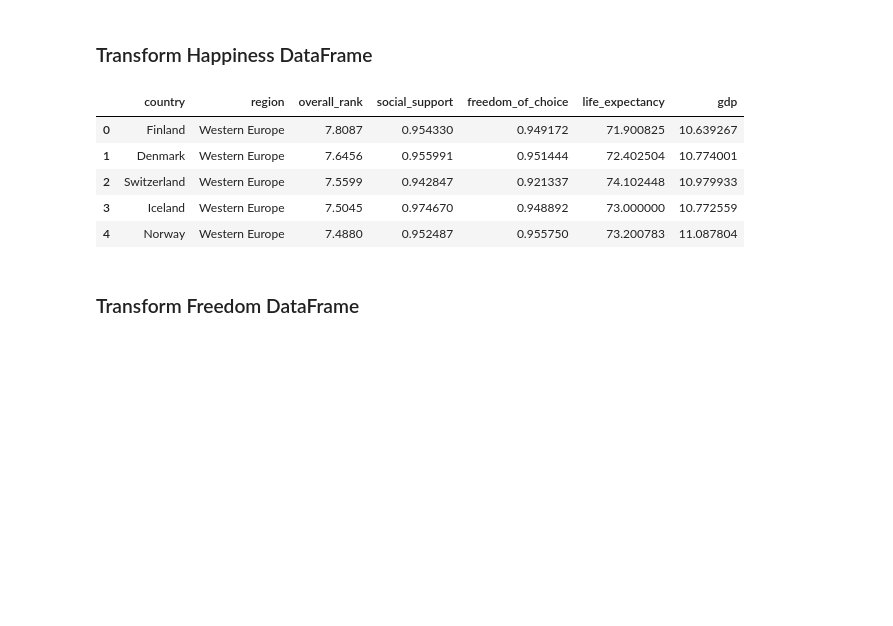
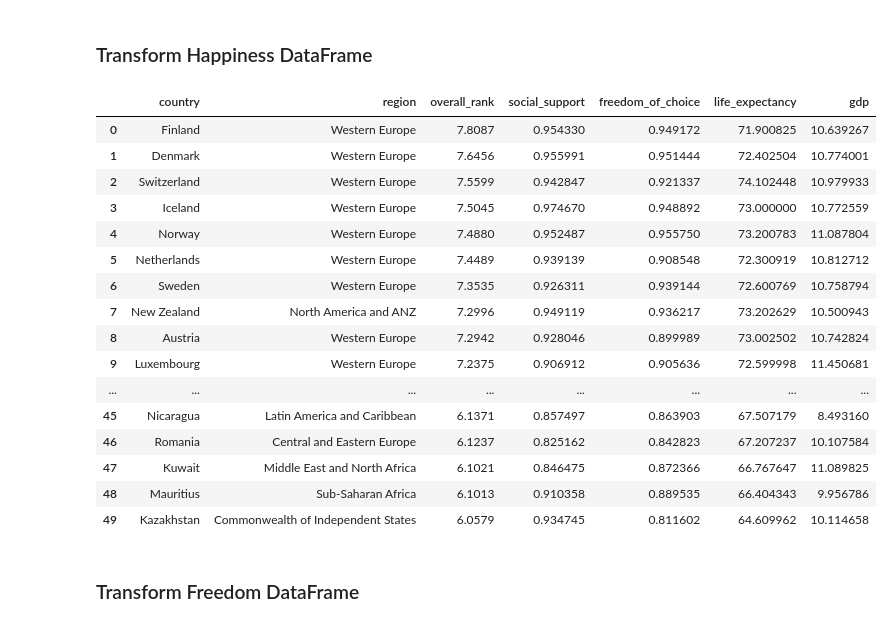
Before and after one commit to jonkwiatkowski/World-Freedom-Happiness-ETL, a Jupyter notebook: technical_report.ipynb, the cells around one changed output. Drawn from its saved outputs; the diff is of its cells as text; code cells hidden in the pictures; blank space fills up the shorter version.

```diff
--- a/technical_report.ipynb
+++ b/technical_report.ipynb
@@ -31,25 +31,36 @@ freedom_df.head()
 # %%
 # Create a filtered dataframe from specific columns
 happiness_cols = ["Country name", "Regional indicator", "Ladder score", "Social support", "Freedom to make life choices", "Healthy life expectancy", "Logged GDP per capita"]
 happiness_transformed = happiness_df[happiness_cols].copy()
 
 # Rename the column headers
 happiness_transformed = happiness_transformed.rename(columns = { "Country name": "country",
                                                                "Regional indicator": "region",
                                                                "Ladder score": "overall_rank",
                                                                "Social support": "social_support",
                                                                "Freedom to make life choices": "freedom_of_choice",
                                                                "Healthy life expectancy": "life_expectancy",
                                                                "Logged GDP per capita": "gdp"})
 
-happiness_transformed.head()
+happiness_transformed.head(50)
 # %% [output]
 |  | country | region | overall_rank | social_support | freedom_of_choice | life_expectancy | gdp |
 | 0 | Finland | Western Europe | 7.8087 | 0.954330 | 0.949172 | 71.900825 | 10.639267 |
 | 1 | Denmark | Western Europe | 7.6456 | 0.955991 | 0.951444 | 72.402504 | 10.774001 |
 | 2 | Switzerland | Western Europe | 7.5599 | 0.942847 | 0.921337 | 74.102448 | 10.979933 |
 | 3 | Iceland | Western Europe | 7.5045 | 0.974670 | 0.948892 | 73.000000 | 10.772559 |
 | 4 | Norway | Western Europe | 7.4880 | 0.952487 | 0.955750 | 73.200783 | 11.087804 |
+| 5 | Netherlands | Western Europe | 7.4489 | 0.939139 | 0.908548 | 72.300919 | 10.812712 |
+| 6 | Sweden | Western Europe | 7.3535 | 0.926311 | 0.939144 | 72.600769 | 10.758794 |
+| 7 | New Zealand | North America and ANZ | 7.2996 | 0.949119 | 0.936217 | 73.202629 | 10.500943 |
+| 8 | Austria | Western Europe | 7.2942 | 0.928046 | 0.899989 | 73.002502 | 10.742824 |
+| 9 | Luxembourg | Western Europe | 7.2375 | 0.906912 | 0.905636 | 72.599998 | 11.450681 |
+| ... | ... | ... | ... | ... | ... | ... | ... |
+| 45 | Nicaragua | Latin America and Caribbean | 6.1371 | 0.857497 | 0.863903 | 67.507179 | 8.493160 |
+| 46 | Romania | Central and Eastern Europe | 6.1237 | 0.825162 | 0.842823 | 67.207237 | 10.107584 |
+| 47 | Kuwait | Middle East and North Africa | 6.1021 | 0.846475 | 0.872366 | 66.767647 | 11.089825 |
+| 48 | Mauritius | Sub-Saharan Africa | 6.1013 | 0.910358 | 0.889535 | 66.404343 | 9.956786 |
+| 49 | Kazakhstan | Commonwealth of Independent States | 6.0579 | 0.934745 | 0.811602 | 64.609962 | 10.114658 |
 # %% [markdown]
 ### Transform Freedom DataFrame
 # %%
```
Also changed, not shown: parts of 5 cells of this notebook, 1 other file.
